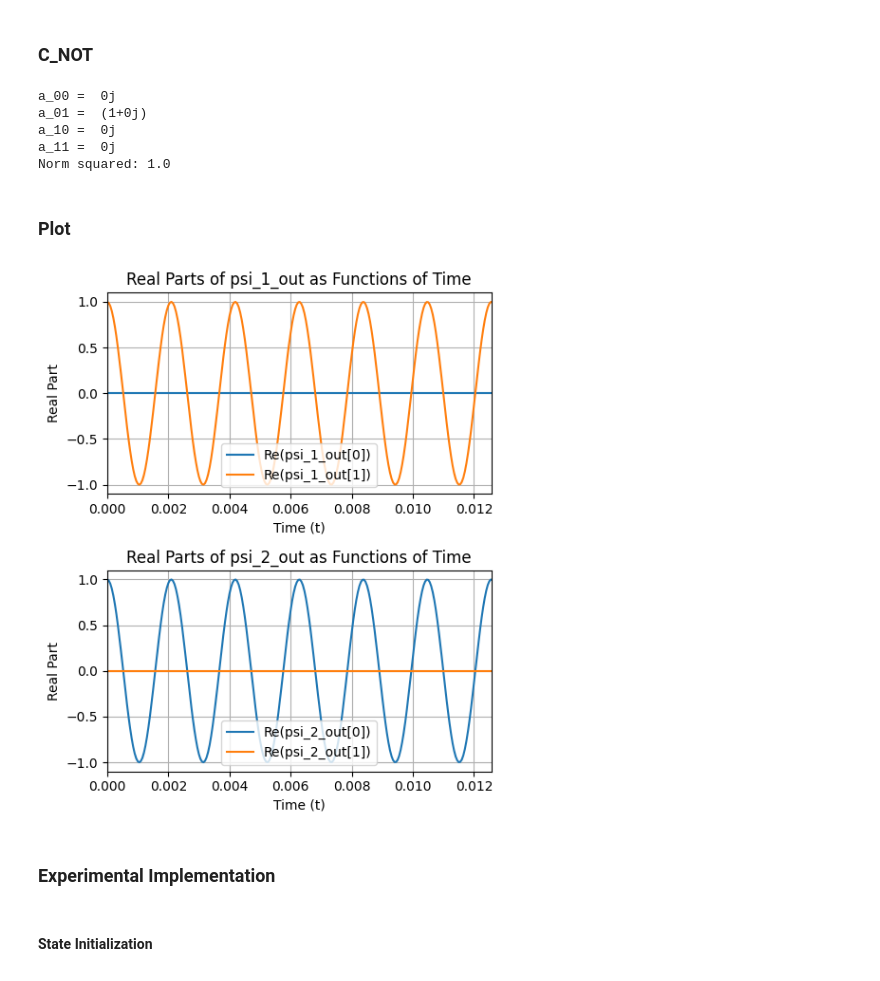
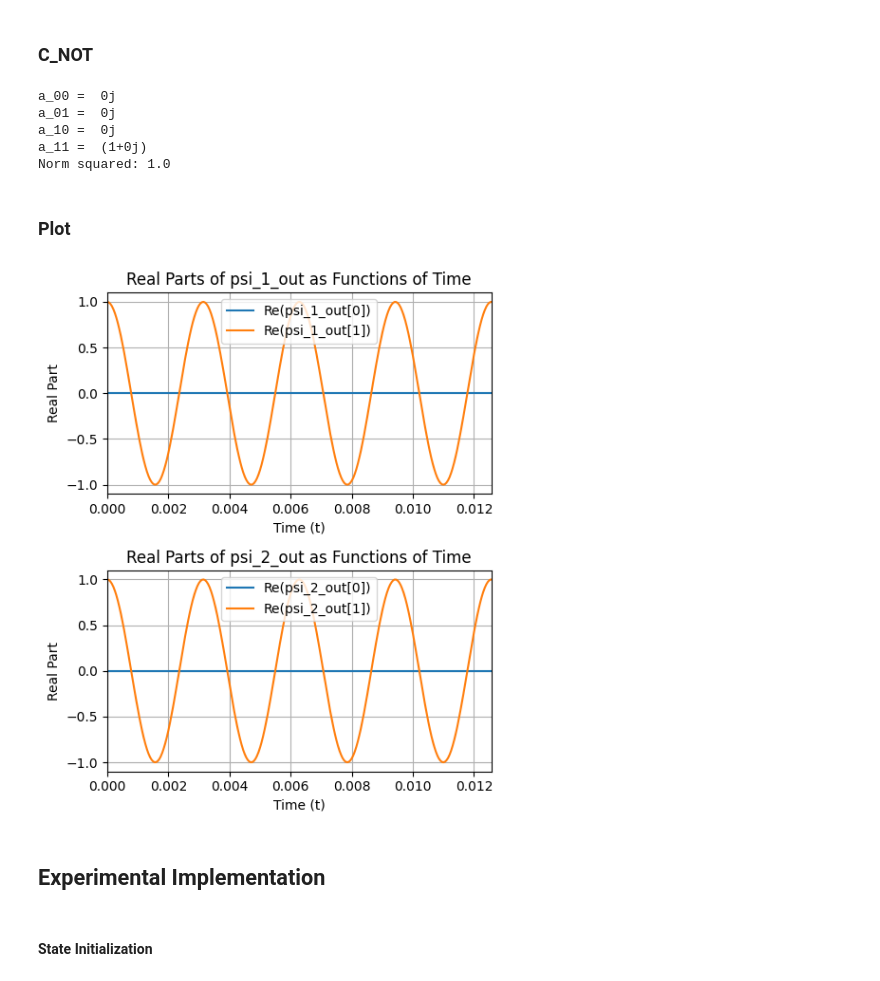
Before and after one commit to padlewsk/acoustic-projects, a Jupyter notebook: wavebit/simulation/pyhton/theory_validation.ipynb, the cells around one changed output. Cells and saved outputs as stored; diff of their text form; code cells hidden in the pictures.

```diff
--- a/wavebit/simulation/pyhton/theory_validation.ipynb
+++ b/wavebit/simulation/pyhton/theory_validation.ipynb
@@ -122,12 +122,12 @@ Statevector([0.70710678+0.j, 0.        +0.j, 0.        +0.j,
 def psi_1_in(t):
     Omega_0 = 1500
     Omega_1 = 2*Omega_0
-    return  np.array([1,0]) #1/np.sqrt(2)*np.array([1,1]) #1/np.sqrt(2) * np.array([np.exp(1j*Omega_0*t), np.exp(1j*Omega_1*t)])
+    return  np.array([0,1]) #1/np.sqrt(2)*np.array([1,1]) #1/np.sqrt(2) * np.array([np.exp(1j*Omega_0*t), np.exp(1j*Omega_1*t)])
 
 def psi_2_in(t):
     Omega_0 = 1500
     Omega_1 = 2*Omega_0
-    return np.array([0,1])#np.array([np.exp(-1j*Omega_0*t), np.exp(-1j*Omega_1*t)])
+    return np.array([1,0])#np.array([np.exp(-1j*Omega_0*t), np.exp(-1j*Omega_1*t)])
 
 def cn(psi_1_in, psi_2_in, Omega):
     Omega_0 = Omega
@@ -185,47 +185,47 @@ print("a_11 = ", np.round(alpha[3], 2))
 print("Norm squared:", norm_squared)
 # %% [output]
 a_00 =  0j
-a_01 =  (1+0j)
+a_01 =  0j
 a_10 =  0j
-a_11 =  0j
+a_11 =  (1+0j)
 Norm squared: 1.0
 # %% [markdown]
 ### Plot
 # %%
 
 # Evaluate the functions at each time point
 psi_1_out_values = np.array([psi_1_out(ti) for ti in t_values])
 psi_2_out_values = np.array([psi_2_out(ti) for ti in t_values])
 
 # Plot the real parts of psi_1_out and psi_2_out in separate subplots
 fig, (ax1, ax2) = plt.subplots(2, 1, figsize=(5, 6))
 
 # Plot for psi_1_out
 ax1.plot(t_values, psi_1_out_values[:, 0].real, label='Re(psi_1_out[0])')
 ax1.plot(t_values, psi_1_out_values[:, 1].real, label='Re(psi_1_out[1])')
 ax1.set_xlabel('Time (t)')
 ax1.set_ylabel('Real Part')
 ax1.set_title('Real Parts of psi_1_out as Functions of Time')
 ax1.legend()
 ax1.grid(True)
-ax1.set_xlim([0, 2 * (2 * np.pi / Omega_cn_0)])
+ax1.set_xlim([0, 2 * (2 * np.pi / Omega_12)])
 
 # Plot for psi_2_out
 ax2.plot(t_values, psi_2_out_values[:, 0].real, label='Re(psi_2_out[0])')
 ax2.plot(t_values, psi_2_out_values[:, 1].real, label='Re(psi_2_out[1])')
 ax2.set_xlabel('Time (t)')
 ax2.set_ylabel('Real Part')
 ax2.set_title('Real Parts of psi_2_out as Functions of Time')
 ax2.legend()
 ax2.grid(True)
-ax2.set_xlim([0, 2 * (2 * np.pi /Omega_cn_0)])
+ax2.set_xlim([0, 2 * (2 * np.pi /Omega_12)])
 
 plt.tight_layout()
 plt.show()
 # %% [output]
-[figure, old version]
+[figure, new version]
 # %% [markdown]
-### Experimental Implementation
+## Experimental Implementation
 # %%
 # system frequency
 omega_0 = 2 * np.pi * 500
```
Also changed, not shown: parts of 6 cells of this notebook.
